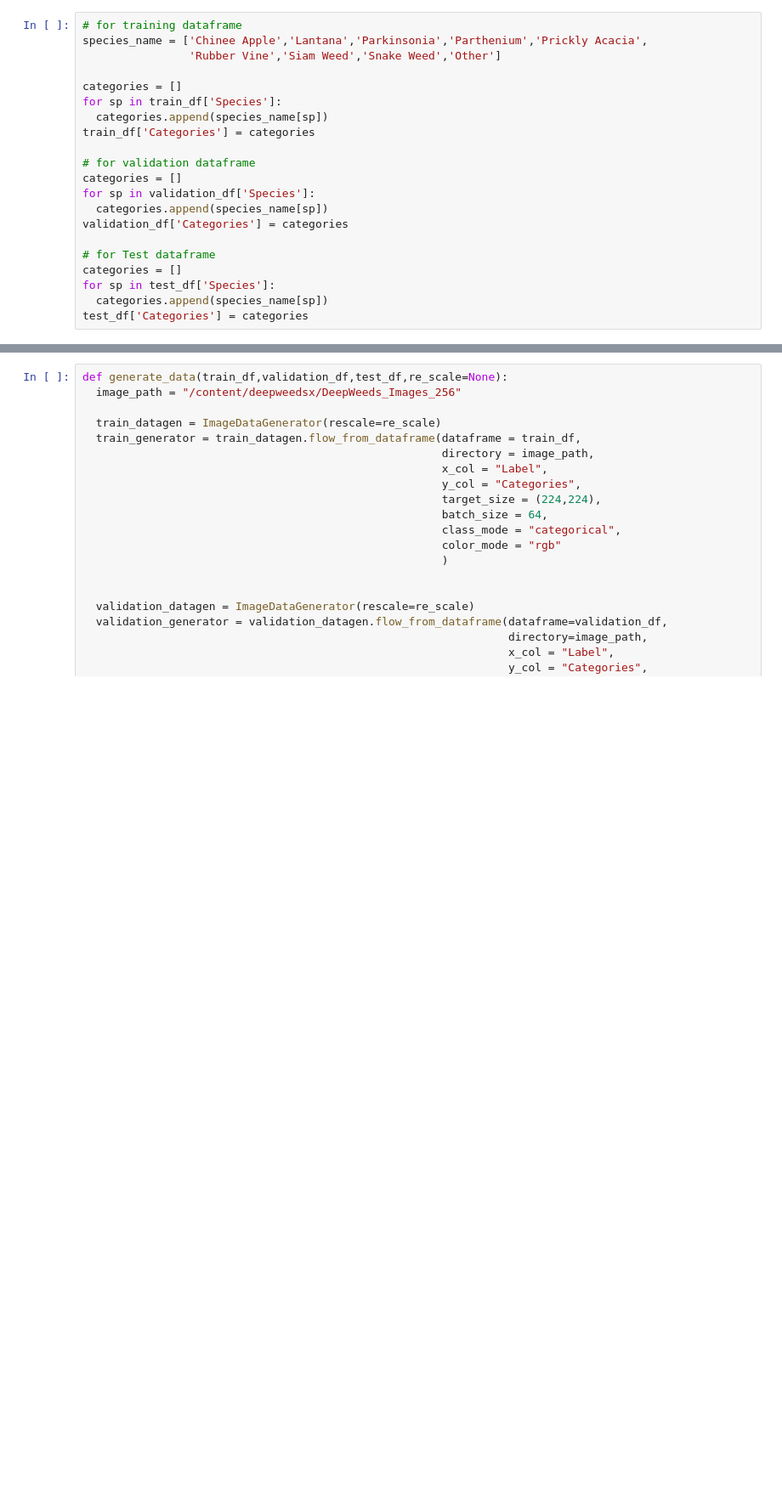
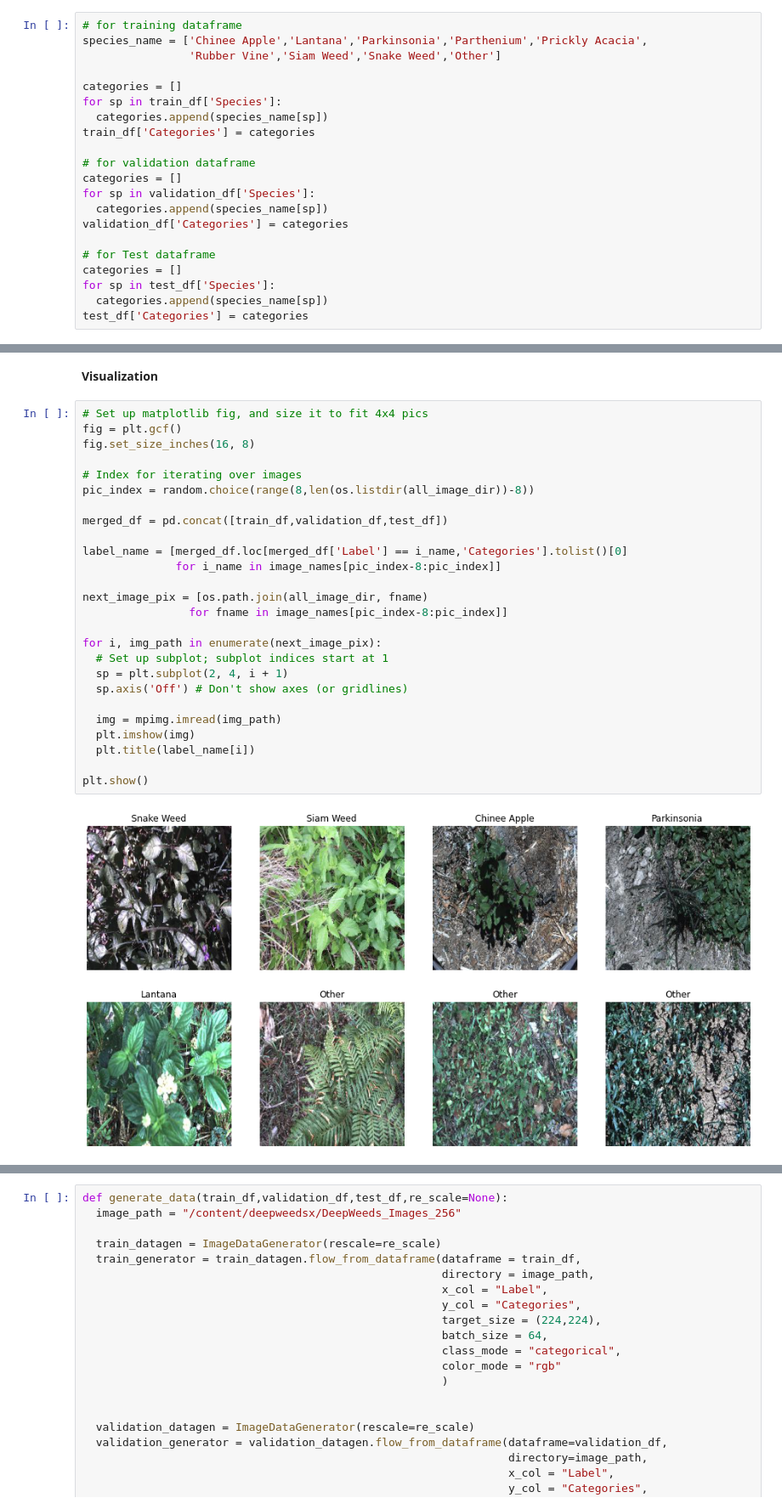
Before and after one commit to rawat999/DeepWeedsX, a Jupyter notebook: DeepWeedX.ipynb, the cells around one changed output, grey strips where cells are left out. Shown at 85% size. Drawn from its saved outputs; the diff is of its cells as text; blank space fills up the shorter version.

```diff
--- a/DeepWeedX.ipynb
+++ b/DeepWeedX.ipynb
@@ -174 +176,31 @@ train_df.head()
+# %% [markdown]
+**Visualization**
+# %%
+# Set up matplotlib fig, and size it to fit 4x4 pics
+fig = plt.gcf()
+fig.set_size_inches(16, 8)
+
+# Index for iterating over images
+pic_index = random.choice(range(8,len(os.listdir(all_image_dir))-8))
+
+merged_df = pd.concat([train_df,validation_df,test_df])
+
+label_name = [merged_df.loc[merged_df['Label'] == i_name,'Categories'].tolist()[0]
+              for i_name in image_names[pic_index-8:pic_index]]
+
+next_image_pix = [os.path.join(all_image_dir, fname)
+                for fname in image_names[pic_index-8:pic_index]]
+
+for i, img_path in enumerate(next_image_pix):
+  # Set up subplot; subplot indices start at 1
+  sp = plt.subplot(2, 4, i + 1)
+  sp.axis('Off') # Don't show axes (or gridlines)
+
+  img = mpimg.imread(img_path)
+  plt.imshow(img)
+  plt.title(label_name[i])
+
+plt.show()
+# %% [output]
+[figure, added]
 # %% [markdown]
```
Also changed, not shown: parts of 29 cells of this notebook.
